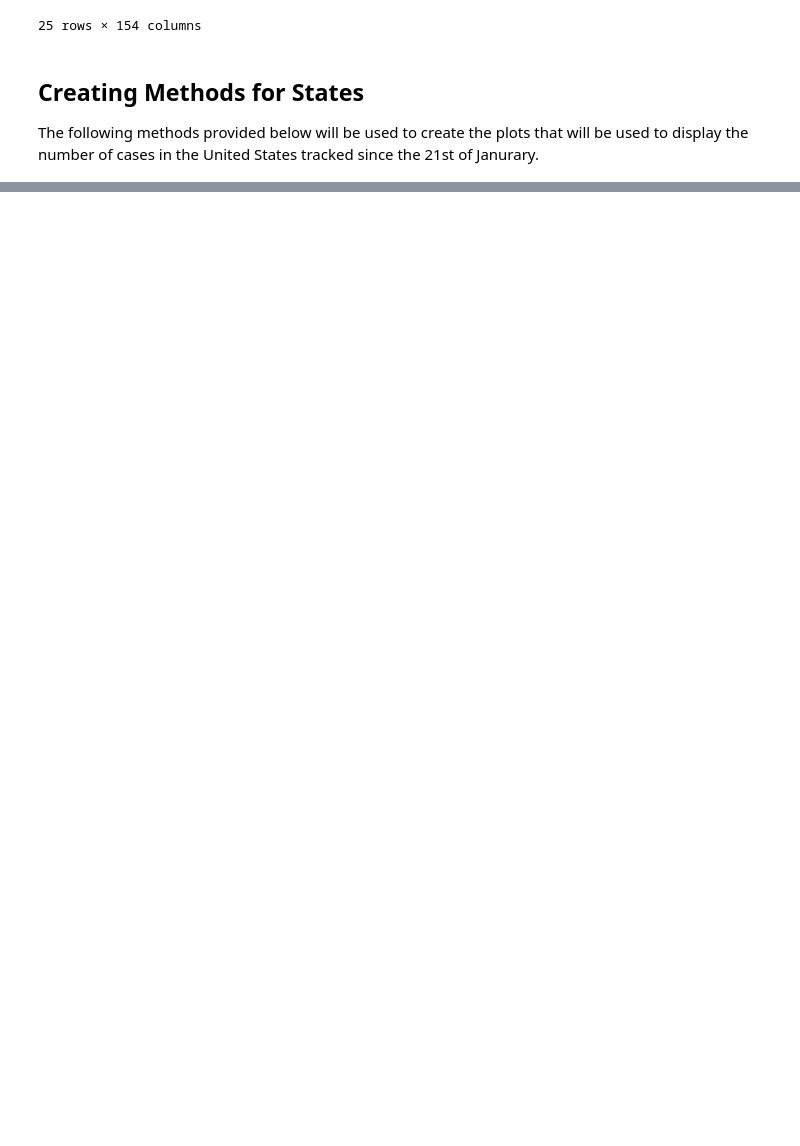
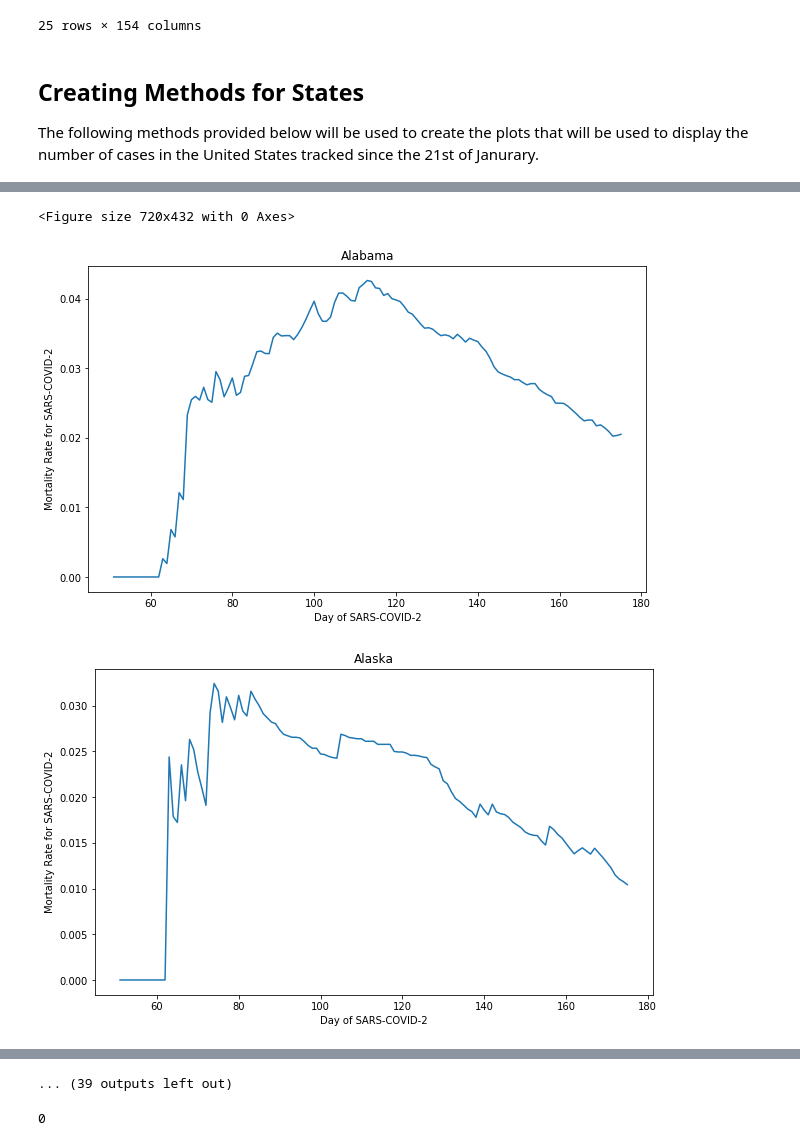
Before and after one commit to kleiaLaRoe/projects, a Jupyter notebook: python/patternRecognition/COVID19/COVID19Data.ipynb, the cells around one changed output, grey strips where cells are left out. Cells and saved outputs as stored; diff of their text form; code cells hidden in the pictures; blank space fills up the shorter version.

```diff
--- a/python/patternRecognition/COVID19/COVID19Data.ipynb
+++ b/python/patternRecognition/COVID19/COVID19Data.ipynb
@@ -144,0 +143,17 @@ array([0.000e+00, 0.000e+00, 0.000e+00, 0.000e+00, 0.000e+00, 0.000e+00,
+# %%
+def plotRateOfDeathsByState(state=None):
+    plt.figure(figsize=(10,6))
+    if(state==None):
+        for state in us.states.STATES:
+            data=np.array(np.sum(dataUSDeaths[dataUSDeaths.Province_State==state.name].T[12:], axis=1))/np.array(np.sum(dataUSCases[dataUSCases.Province_State==state.name].T[11:], axis=1))
+            plt.figure()
+            plt.title(state)
+            plt.ylabel('Mortality Rate for SARS-COVID-2')
+            plt.xlabel('Day of SARS-COVID-2')
+            plt.plot(data)
+    else:
+        data=np.array(np.sum(dataUSDeaths[dataUSDeaths.Province_State==state.name].T[12:], axis=1))/np.array(np.sum(dataUSCases[dataUSCases.Province_State==state.name].T[11:], axis=1))
+        plt.title(state)
+        plt.ylabel('Mortality Rate for SARS-COVID-2')
+        plt.xlabel('Day of SARS-COVID-2')
+        plt.plot(data)
@@ -153,0 +188,6 @@ plotDeathsByState(us.states.NY)
+# %%
+plotRateOfDeathsByState()
+# %% [output]
+<Figure size 720x432 with 0 Axes>
+[figure, added]
+[figure, added]
@@ -153,0 +203,5 @@ plotDeathsByState(us.states.NY)
+... (39 outputs left out)
+# %%
+int(int(us.states.AL.fips)/10)
+# %% [output]
+0
```
Also changed, not shown: parts of 11 cells of this notebook.
